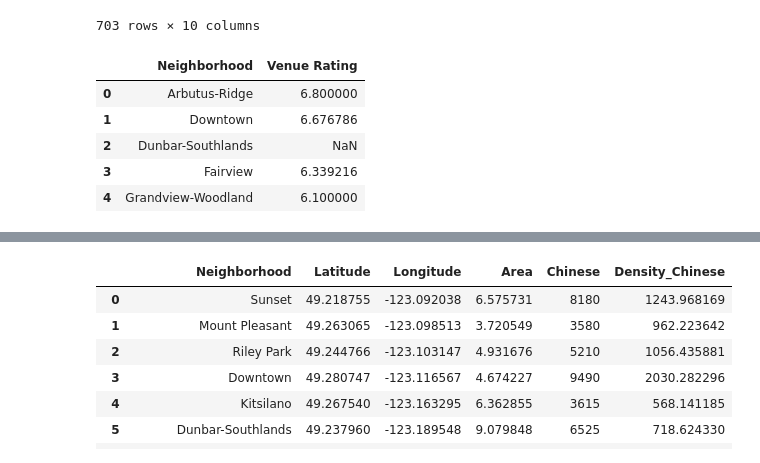
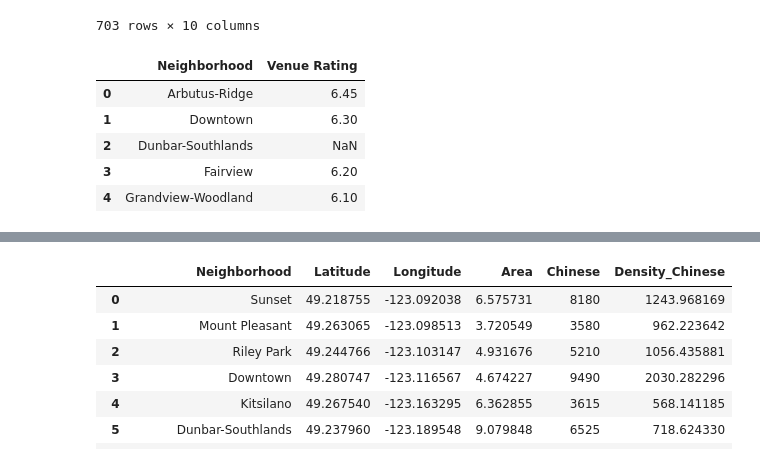
Before and after one commit to RickWeng/Coursera_Capstone, a Jupyter notebook: capstone.ipynb, the cells around one changed output, grey strips where cells are left out. Cells and saved outputs as stored; diff of their text form; code cells hidden in the pictures.

```diff
--- a/capstone.ipynb
+++ b/capstone.ipynb
@@ -617,12 +618,12 @@ van_cr.loc[van_cr['Venue Rating']=='NaN'].reset_index()
 van_cr['Venue Rating'] = van_cr['Venue Rating'].astype('float')
 # %%
-avg_rating = van_cr[['Neighborhood','Venue Rating']].groupby('Neighborhood').mean()
-avg_rating = avg_rating.reset_index()
-avg_rating.head()
+med_rating = van_cr[['Neighborhood','Venue Rating']].groupby('Neighborhood').median()
+med_rating = med_rating.reset_index()
+med_rating.head()
 # %% [output]
 |  | Neighborhood | Venue Rating |
-| 0 | Arbutus-Ridge | 6.800000 |
-| 1 | Downtown | 6.676786 |
+| 0 | Arbutus-Ridge | 6.45 |
+| 1 | Downtown | 6.30 |
 | 2 | Dunbar-Southlands | NaN |
-| 3 | Fairview | 6.339216 |
-| 4 | Grandview-Woodland | 6.100000 |
+| 3 | Fairview | 6.20 |
+| 4 | Grandview-Woodland | 6.10 |
```
Also changed, not shown: parts of 16 cells of this notebook.
